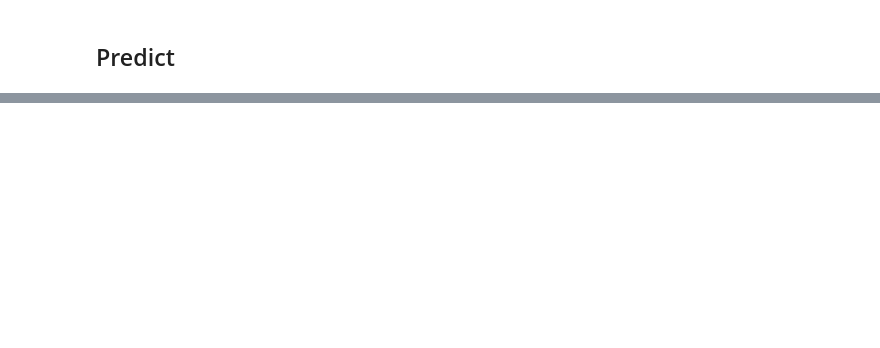
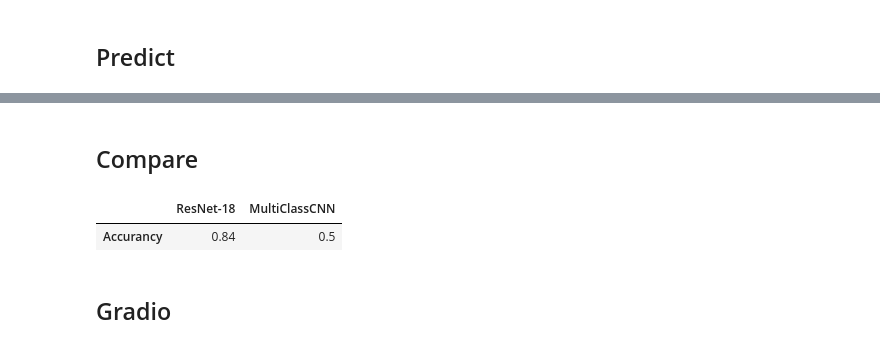
Before and after one commit to Przemek9110/alien-vs-predator, a Jupyter notebook: alien-vs-predator.ipynb, the cells around one changed output, grey strips where cells are left out. Cells and saved outputs as stored; diff of their text form; code cells hidden in the pictures; blank space fills up the shorter version.

```diff
--- a/alien-vs-predator.ipynb
+++ b/alien-vs-predator.ipynb
@@ -136,5 +201,5 @@ num_epochs = 3
 # %%
-def train_model(model, criterion, optimizer, num_epochs=num_epochs):
+def train_model(model, criterion, optimizer, num_epochs: int=3):
     for epoch in range(num_epochs):
         print('Epoch {}/{}'.format(epoch+1, num_epochs))
         print('-' * 10)
@@ -171,10 +236,12 @@ def train_model(model, criterion, optimizer, num_epochs=num_epochs):
                                                         epoch_loss,
                                                         epoch_acc))
     return model
+# %%
+num_epochs = 2 # Set number of Epochs
 # %%
 %%time
 optimizer = optim.Adam(model_resnet18.fc.parameters())
-model_resnet18 = train_model(model_resnet18, criterion, optimizer, num_epochs=num_epochs)
+model_resnet18 = train_model(model_resnet18, criterion, optimizer, num_epochs)
 # %% [output]
 Epoch 1/3
 ----------
@@ -193,7 +260,7 @@ Wall time: 16.8 s
 # %%
 %%time
 optimizer = optim.Adam(model_MCCNN.parameters())
-model_MCCNN = train_model(model_MCCNN, criterion, optimizer, num_epochs=num_epochs)
+model_MCCNN = train_model(model_MCCNN, criterion, optimizer, num_epochs)
 # %% [output]
 Epoch 1/3
 ----------
@@ -312,0 +318,2 @@ To create a public link, set `share=True` in `launch()`.
+# %% [markdown]
+## Compare
@@ -312,0 +349,12 @@ To create a public link, set `share=True` in `launch()`.
+# %%
+res , cust = compare_models(model_resnet18, model_MCCNN, dataloaders['validation'])
+
+results_dict = {"ResNet-18":res, "MultiClassCNN": cust}
+df = pd.DataFrame([results_dict])
+df.index= ['Accurancy']
+df
+# %% [output]
+|  | ResNet-18 | MultiClassCNN |
+| Accurancy | 0.84 | 0.5 |
+# %% [markdown]
+## Gradio
```
Also changed, not shown: parts of 33 cells of this notebook.
